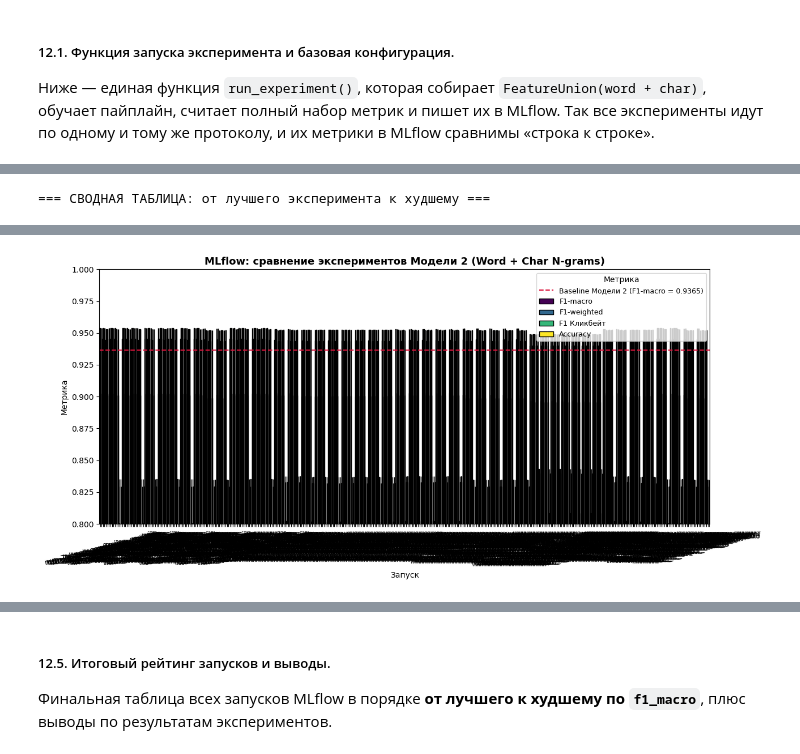
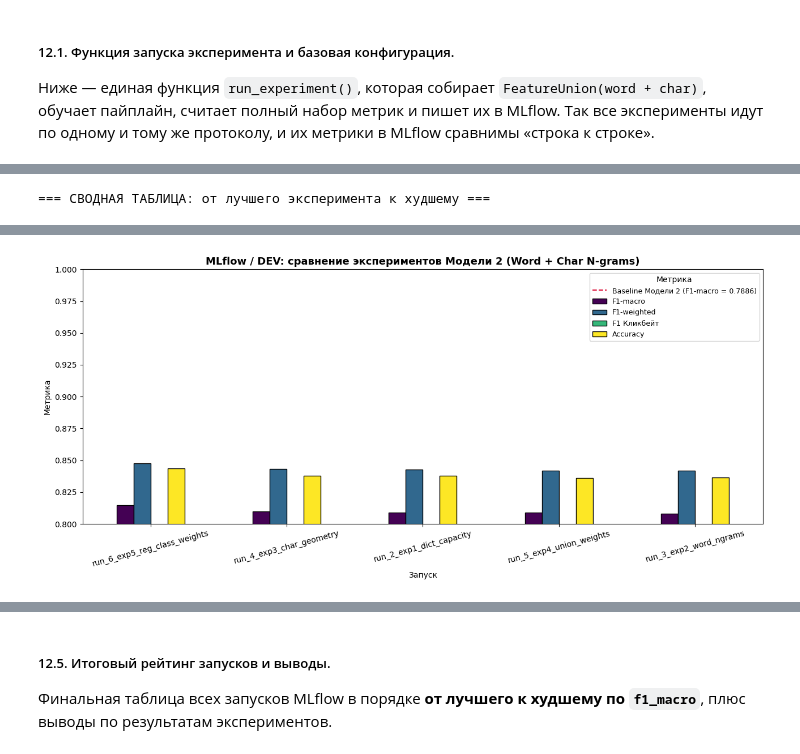
Before and after one commit to pudoff/SpamClickbaitClassification, a Jupyter notebook: Datasets/1_EDA-TFIDF_LogisticRegression.ipynb, the cells around one changed output, grey strips where cells are left out. Saved outputs shown, nothing was run; the diff lists cells and outputs as text; code cells hidden in the pictures.

```diff
--- a/Datasets/1_EDA-TFIDF_LogisticRegression.ipynb
+++ b/Datasets/1_EDA-TFIDF_LogisticRegression.ipynb
@@ -417,8 +458,8 @@ model1 = Pipeline(
 )
 
 model1.fit(X_train_clean, y_train)
-pred1 = model1.predict(X_test_clean)
-proba1 = model1.predict_proba(X_test_clean)
+pred1 = model1.predict(X_dev_clean)
+proba1 = model1.predict_proba(X_dev_clean)
 
 print(f"Обучение завершено за {time.perf_counter() - t0:.1f} сек.")
 # %% [output]
@@ -613,12 +654,12 @@ for name, y_pred in [("Модель 1 (Word)", pred1), ("Модель 2 (Word+Ch
     results_summary.append(
         {
             "Модель": name,
-            "F1-Macro": round(f1_score(y_test, y_pred, average="macro"), 4),
-            "F1-Weighted": round(f1_score(y_test, y_pred, average="weighted"), 4),
-            "F1-Class 0": round(f1_score(y_test, y_pred, average=None)[0], 4),
-            "F1-Class 1": round(f1_score(y_test, y_pred, average=None)[1], 4),
+            "F1-Macro": round(f1_score(y_dev, y_pred, average="macro"), 4),
+            "F1-Weighted": round(f1_score(y_dev, y_pred, average="weighted"), 4),
+            "F1-Class 0": round(f1_score(y_dev, y_pred, average=None)[0], 4),
+            "F1-Class 1": round(f1_score(y_dev, y_pred, average=None)[1], 4),
             "F1-Class 2 (Кликбейт)": round(
-                f1_score(y_test, y_pred, average=None)[2], 4
+                f1_score(y_dev, y_pred, average=None)[2], 4
             ),
         }
     )
@@ -662,6 +703,7 @@ import json
 import time
 from pathlib import Path
 
+import uuid
 import mlflow
 import sklearn
 from sklearn.metrics import (
@@ -678,8 +720,9 @@ mlflow.set_tracking_uri(f"sqlite:///{MLFLOW_DB.as_posix()}")
 
 # Старая история в SQLite сохранена. Новый эксперимент не наследует
 # artifact_location, указывающий на компьютер автора прежних запусков.
-EXPERIMENT_NAME = "spam-clickbait-model2-word-char-outputs"
-MLFLOW_ARTIFACT_DIR = OUTPUT_DIR / "mlruns"
+EXPERIMENT_NAME = "spam-clickbait-model2-grouped-fit-dev-test-macro-v1"
+SESSION_ID = uuid.uuid4().hex
+MLFLOW_ARTIFACT_DIR = PROTOCOL_OUTPUT_DIR / "mlruns"
 MLFLOW_ARTIFACT_DIR.mkdir(parents=True, exist_ok=True)
 if mlflow.get_experiment_by_name(EXPERIMENT_NAME) is None:
     mlflow.create_experiment(
@@ -1050,16 +1103,18 @@ run_2_exp1_dict_capacity: Эксперимент 1. Ёмкость словар
 # %%
 # Выгрузка из MLflow: все запуски, отсортированные по убыванию macro-F1.
 
-_probe = mlflow.search_runs(experiment_names=[EXPERIMENT_NAME], max_results=1)
+_probe = mlflow.search_runs(experiment_names=[EXPERIMENT_NAME],
+    filter_string=f"tags.session_id = '{SESSION_ID}' AND tags.evaluation_split = 'dev'", max_results=1)
 RUN_NAME_COL = "run_name" if "run_name" in _probe.columns else "tags.mlflow.runName"
 
 runs_df = mlflow.search_runs(
     experiment_names=[EXPERIMENT_NAME],
-    order_by=["metrics.f1_macro DESC"],
+    filter_string=f"tags.session_id = '{SESSION_ID}' AND tags.evaluation_split = 'dev'",
+    order_by=["metrics.dev_f1_macro DESC"],
 )
 runs_df = runs_df[runs_df["status"] == "FINISHED"].reset_index(drop=True)
 runs_df = runs_df.rename(columns={RUN_NAME_COL: "run_name"})
-runs_df = runs_df.sort_values("metrics.f1_macro", ascending=False).reset_index(drop=True)
+runs_df = runs_df.sort_values("metrics.dev_f1_macro", ascending=False).reset_index(drop=True)
 
 print(f"Эксперимент: {EXPERIMENT_NAME} | запусков: {len(runs_df)}\n")
 display(
@@ -1067,21 +1122,21 @@ display(
         [
             "run_name",
             "tags.theme",
-            "metrics.f1_macro",
-            "metrics.f1_weighted",
-            "metrics.accuracy",
-            "metrics.f1_class_2_clickbait",
-            "metrics.roc_auc_ovr_weighted",
+            "metrics.dev_f1_macro",
+            "metrics.dev_f1_weighted",
+            "metrics.dev_accuracy",
+            "metrics.dev_f1_class_2_clickbait",
+            "metrics.dev_roc_auc_ovr_weighted",
         ]
     ].rename(
         columns={
             "run_name": "Запуск",
             "tags.theme": "Эксперимент",
-            "metrics.f1_macro": "F1-macro",
-            "metrics.f1_weighted": "F1-weighted",
-            "metrics.accuracy": "Accuracy",
-            "metrics.f1_class_2_clickbait": "F1 кликбейт",
-            "metrics.roc_auc_ovr_weighted": "ROC-AUC (OvR, w)",
+            "metrics.dev_f1_macro": "F1-macro",
+            "metrics.dev_f1_weighted": "F1-weighted",
+            "metrics.dev_accuracy": "Accuracy",
+            "metrics.dev_f1_class_2_clickbait": "F1 кликбейт",
+            "metrics.dev_roc_auc_ovr_weighted": "ROC-AUC (OvR, w)",
         }
     )
 )
@@ -1100,16 +1155,16 @@ summary_table = runs_df[
         "params.char.sublinear_tf",
         "params.union.transformer_weights",
         "params.clf.class_weight",
-        "metrics.f1_macro",
-        "metrics.f1_weighted",
-        "metrics.accuracy",
-        "metrics.f1_class_0_ordinary",
-        "metrics.f1_class_1_spam",
-        "metrics.f1_class_2_clickbait",
-        "metrics.precision_class_2_clickbait",
-        "metrics.recall_class_2_clickbait",
-        "metrics.roc_auc_ovr_weighted",
-        "metrics.log_loss",
+        "metrics.dev_f1_macro",
+        "metrics.dev_f1_weighted",
+        "metrics.dev_accuracy",
+        "metrics.dev_f1_class_0_ordinary",
+        "metrics.dev_f1_class_1_spam",
+        "metrics.dev_f1_class_2_clickbait",
+        "metrics.dev_precision_class_2_clickbait",
+        "metrics.dev_recall_class_2_clickbait",
+        "metrics.dev_roc_auc_ovr_weighted",
+        "metrics.dev_log_loss",
         "metrics.n_features",
         "metrics.fit_time_sec",
     ]
@@ -1191,7 +1246,7 @@ ax.axhline(
     label=f"Baseline Модели 2 (F1-macro = {baseline_line:.4f})",
 )
 ax.set_title(
-    "MLflow: сравнение экспериментов Модели 2 (Word + Char N-grams)",
+    "MLflow / DEV: сравнение экспериментов Модели 2 (Word + Char N-grams)",
     fontsize=13,
     fontweight="bold",
 )
@@ -1199,19 +1254,10 @@ ax.set_ylabel("Метрика")
 ax.set_ylim(0.80, 1.0)
 ax.legend(title="Метрика", fontsize=9)
 plt.tight_layout()
-plt.savefig(OUTPUT_DIR / "experiments_comparison.png", dpi=150, bbox_inches="tight")
+plt.savefig(PROTOCOL_OUTPUT_DIR / "experiments_comparison.png", dpi=150, bbox_inches="tight")
 plt.show()
 
-# Формируем список "чистых" имен запусков.
-valid_run_names = [run[0] for run in EXPERIMENTS]
-
-# Оставляем в сводной таблице только актуальные запуски, дополнительно только последние (самые свежие) дубликаты, если они есть.
-clean_summary = summary_table[summary_table["Запуск"].isin(valid_run_names)]
-
-# Определяем победителя только среди валидных запусков.
-best_run_name = clean_summary.iloc[0]["Запуск"]
-
-print(f"Лучший эксперимент: {best_run_name} "
-      f"(F1-macro = {clean_summary.iloc[0]['F1-macro']:.4f}, "
-      f"F1 кликбейт = {clean_summary.iloc[0]['F1 Кликбейт']:.4f})")
+# Победитель — только среди текущих запусков, по точному dev macro-F1.
+best_run_name = best_result["run_name"]
+print("Лучший текущий эксперимент на dev:", best_run_name, best_result["metrics"]["f1_macro"])
 # %% [output]
@@ -1255 +1281 @@ print(f"Лучший эксперимент: {best_run_name} "
-[figure, old version]
+[figure, new version]
```
Also changed, not shown: parts of 32 cells of this notebook, 32 other files.
